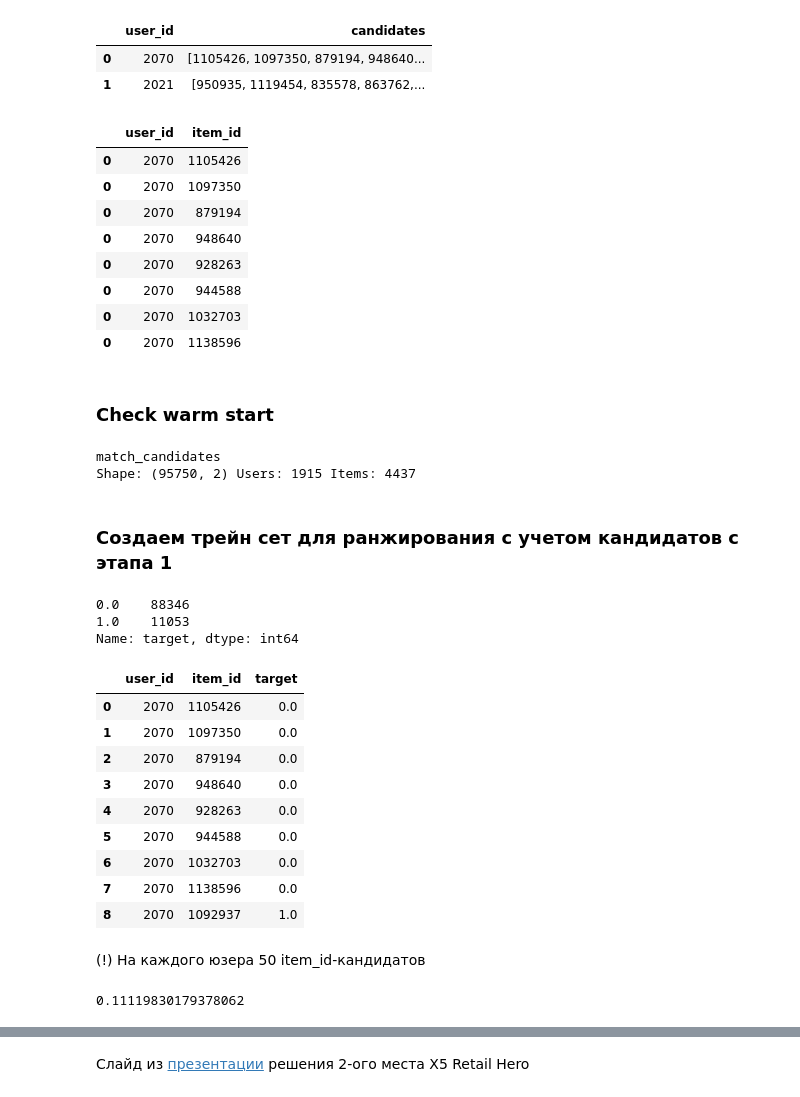
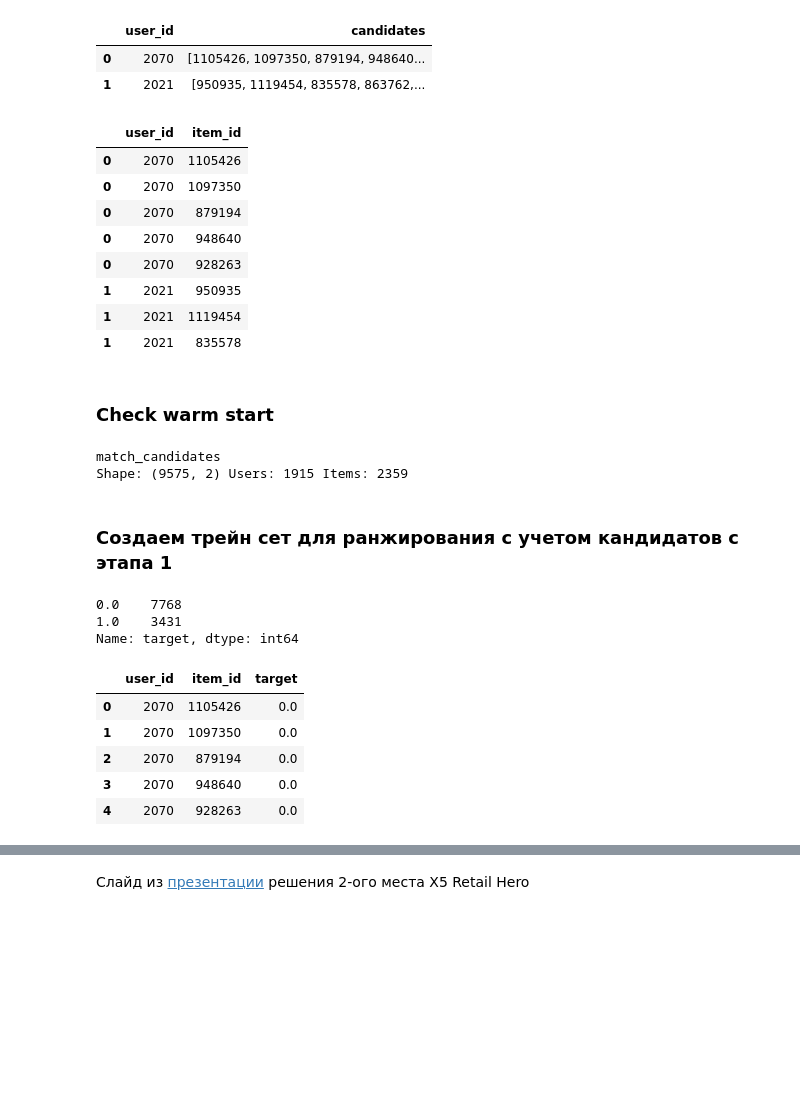
Before and after one commit to Maximus20171/Recommender-systems, a Jupyter notebook: hw6/hw6.ipynb, the cells around one changed output, grey strips where cells are left out. Cells and saved outputs as stored; diff of their text form; code cells hidden in the pictures; blank space fills up the shorter version.

```diff
--- a/hw6/webinar_6.ipynb
+++ b/hw6/hw6.ipynb
@@ -293,6 +357,8 @@ sorted(calc_precision(result_eval_matcher, TOPK_PRECISION), key=lambda x: x[1],r
 # -- давние покупки -- | -- 6 недель -- | -- 3 недель --
 # %% [markdown]
 ## Подготовка данных для трейна
+# %%
+N_PREDICT=5
 # %%
 # взяли пользователей из трейна для ранжирования
 df_match_candidates = pd.DataFrame(data_train_ranker[USER_COL].unique())
@@ -320,16 +386,16 @@ df_match_candidates.head(8)
 | 0 | 2070 | 879194 |
 | 0 | 2070 | 948640 |
 | 0 | 2070 | 928263 |
-| 0 | 2070 | 944588 |
-| 0 | 2070 | 1032703 |
-| 0 | 2070 | 1138596 |
+| 1 | 2021 | 950935 |
+| 1 | 2021 | 1119454 |
+| 1 | 2021 | 835578 |
 # %% [markdown]
 ### Check warm start
 # %%
 print_stats_data(df_match_candidates, 'match_candidates')
 # %% [output]
 match_candidates
-Shape: (95750, 2) Users: 1915 Items: 4437
+Shape: (9575, 2) Users: 1915 Items: 2359
 # %% [markdown]
 ### Создаем трейн сет для ранжирования с учетом кандидатов с этапа 1
 # %%
@@ -342,28 +408,18 @@ df_ranker_train['target'].fillna(0, inplace= True)
 # %%
 df_ranker_train.target.value_counts()
 # %% [output]
-0.0    88346
-1.0    11053
+0.0    7768
+1.0    3431
 Name: target, dtype: int64
 # %%
-df_ranker_train.head(9)
+df_ranker_train.head(5)
 # %% [output]
 |  | user_id | item_id | target |
 | 0 | 2070 | 1105426 | 0.0 |
 | 1 | 2070 | 1097350 | 0.0 |
 | 2 | 2070 | 879194 | 0.0 |
 | 3 | 2070 | 948640 | 0.0 |
 | 4 | 2070 | 928263 | 0.0 |
-| 5 | 2070 | 944588 | 0.0 |
-| 6 | 2070 | 1032703 | 0.0 |
-| 7 | 2070 | 1138596 | 0.0 |
-| 8 | 2070 | 1092937 | 1.0 |
-# %% [markdown]
-(!) На каждого юзера 50 item_id-кандидатов
-# %%
-df_ranker_train['target'].mean()
-# %% [output]
-0.11119830179378062
 # %% [markdown]
 ![hard_choice.png](attachment:hard_choice.png)
 # %% [markdown]
```
Also changed, not shown: parts of 40 cells of this notebook, 3 other files.
